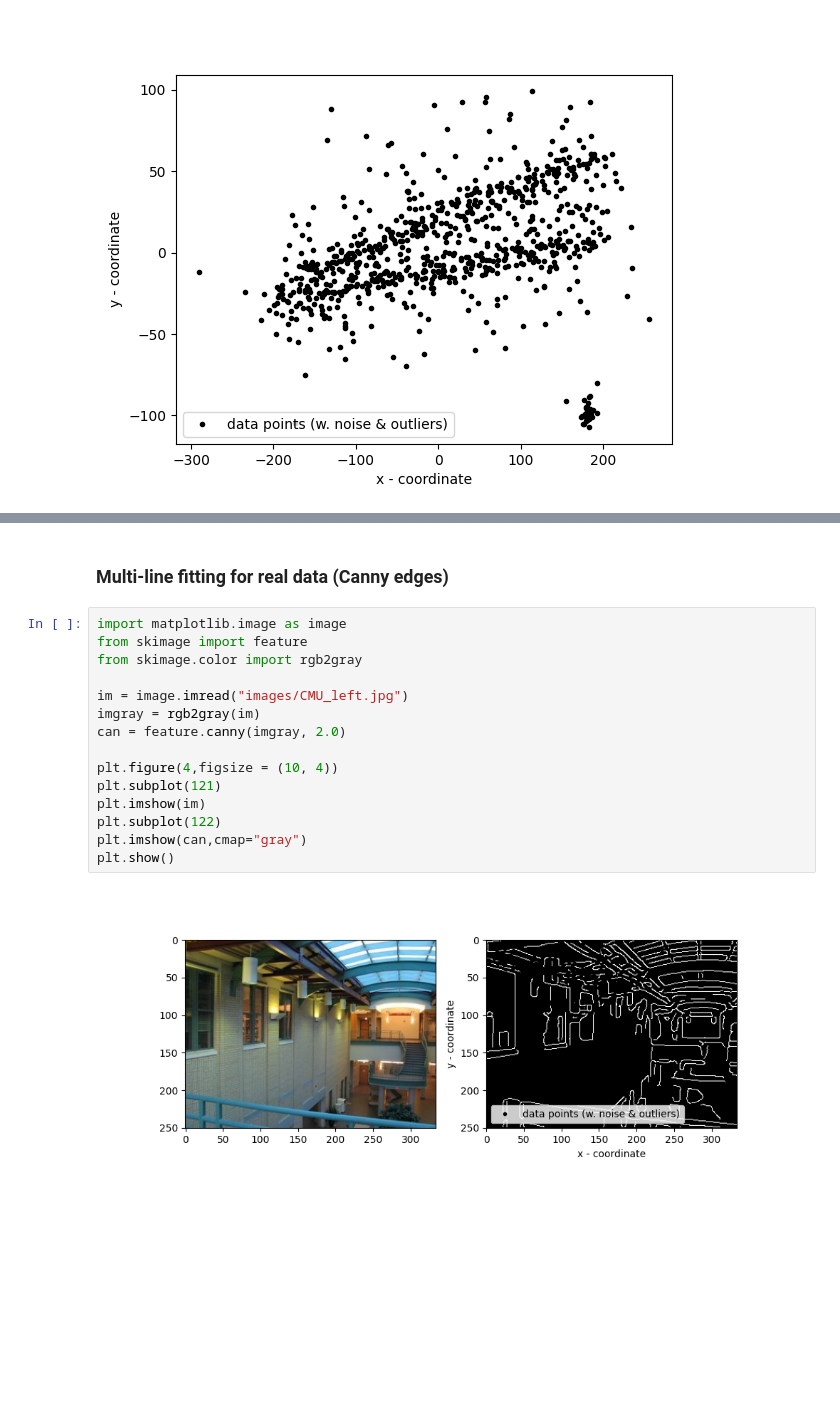
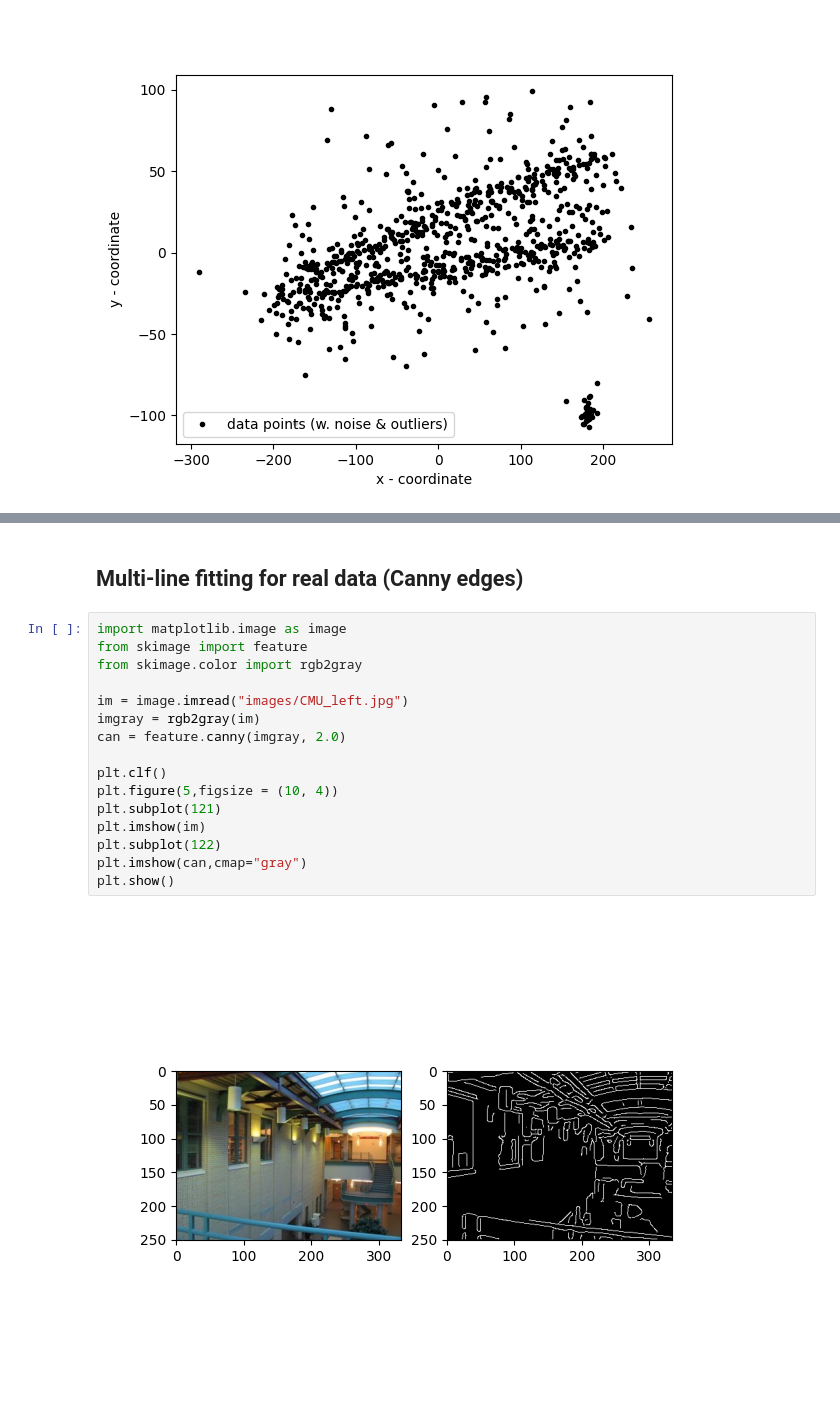
Before and after one commit to DJ-Watermelon/computer-vision-library, a Jupyter notebook: Ransac/MyRansacLineFit_j68ding.ipynb, the cells around one changed output, grey strips where cells are left out. Cells and saved outputs as stored; diff of their text form; blank space fills up the shorter version.

```diff
--- a/Ransac/MyRansacLineFit_j68ding.ipynb
+++ b/Ransac/MyRansacLineFit_j68ding.ipynb
@@ -215,19 +214,20 @@ plt.legend(loc='lower left')
 # %% [markdown]
-### Multi-line fitting for real data (Canny edges)
+## Multi-line fitting for real data (Canny edges)
 # %%
 import matplotlib.image as image
 from skimage import feature
 from skimage.color import rgb2gray
 
 im = image.imread("images/CMU_left.jpg")
 imgray = rgb2gray(im)
 can = feature.canny(imgray, 2.0)
 
-plt.figure(4,figsize = (10, 4))
+plt.clf()
+plt.figure(5,figsize = (10, 4))
 plt.subplot(121)
 plt.imshow(im)
 plt.subplot(122)
 plt.imshow(can,cmap="gray")
 plt.show()
 # %% [output]
-[figure, old version]
+[figure, new version]
```
Also changed, not shown: parts of 11 cells of this notebook, 1 other file.
